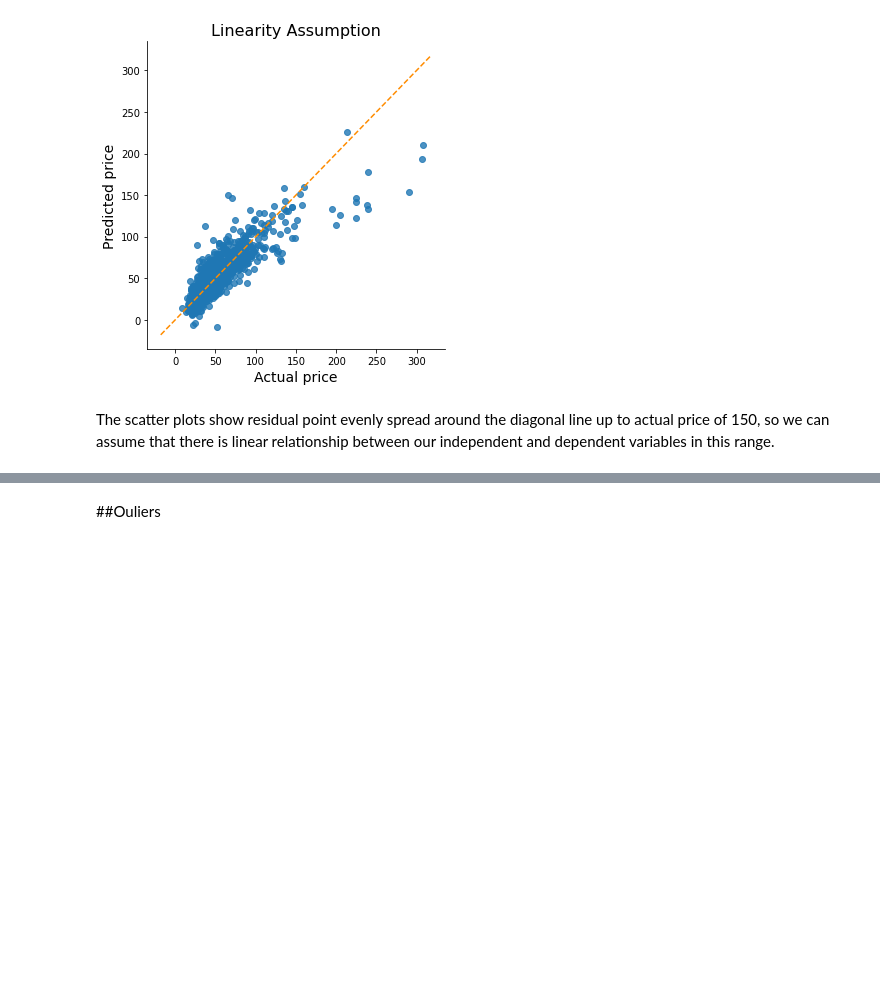
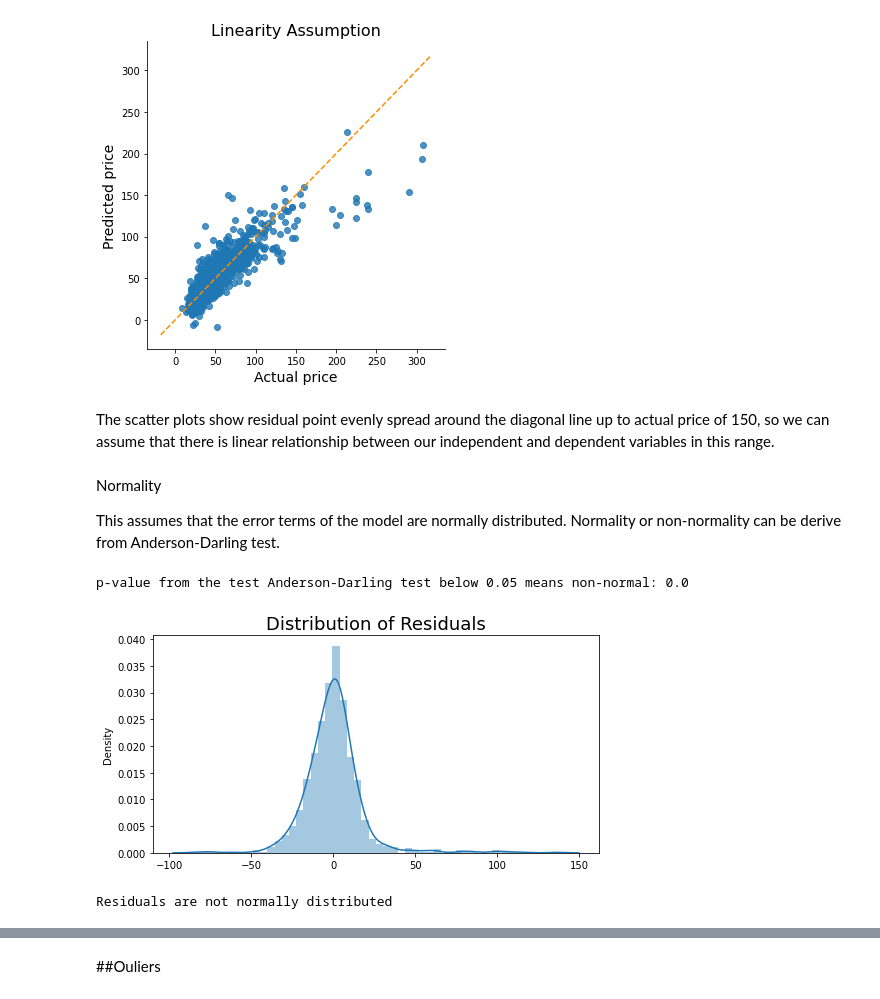
Before and after one commit to monikachudyba/MachineLearningProjects, a Jupyter notebook: Regression - House Pricing.ipynb, the cells around one changed output, grey strips where cells are left out. Saved outputs shown, nothing was run; the diff lists cells and outputs as text; code cells hidden in the pictures; blank space fills up the shorter version.

```diff
--- a/Regression - House Pricing.ipynb
+++ b/Regression - House Pricing.ipynb
@@ -419,3 +419,31 @@ plt.show()
 [figure]
 # %% [markdown]
 The scatter plots show residual point evenly spread around the diagonal line up to actual price of 150, so we can assume that there is linear relationship between our independent and dependent variables in this range.
+# %% [markdown]
+Normality
+
+This assumes that the error terms of the model are normally distributed. Normality or non-normality can be derive from Anderson-Darling test.
+# %%
+y['residual'] = olsmod.resid
+
+from statsmodels.stats.diagnostic import normal_ad
+
+# Performing the test on the residuals
+p_value = normal_ad(y['residual'])[1]
+print('p-value from the Anderson-Darling test below 0.05 means non-normal:', p_value)
+
+# Plotting the residuals distribution
+plt.figure(figsize=(8, 4))
+plt.title('Distribution of Residuals', fontsize=18)
+sns.distplot(y['residual'])
+plt.show()
+
+# Reporting the normality of the residuals
+if p_value < 0.05:
+    print('Residuals are not normally distributed')
+else:
+    print('Residuals are normally distributed')
+# %% [output]
+p-value from the test Anderson-Darling test below 0.05 means non-normal: 0.0
+[figure, added]
+Residuals are not normally distributed
```
Also changed, not shown: parts of 9 cells of this notebook, 1 other file.
